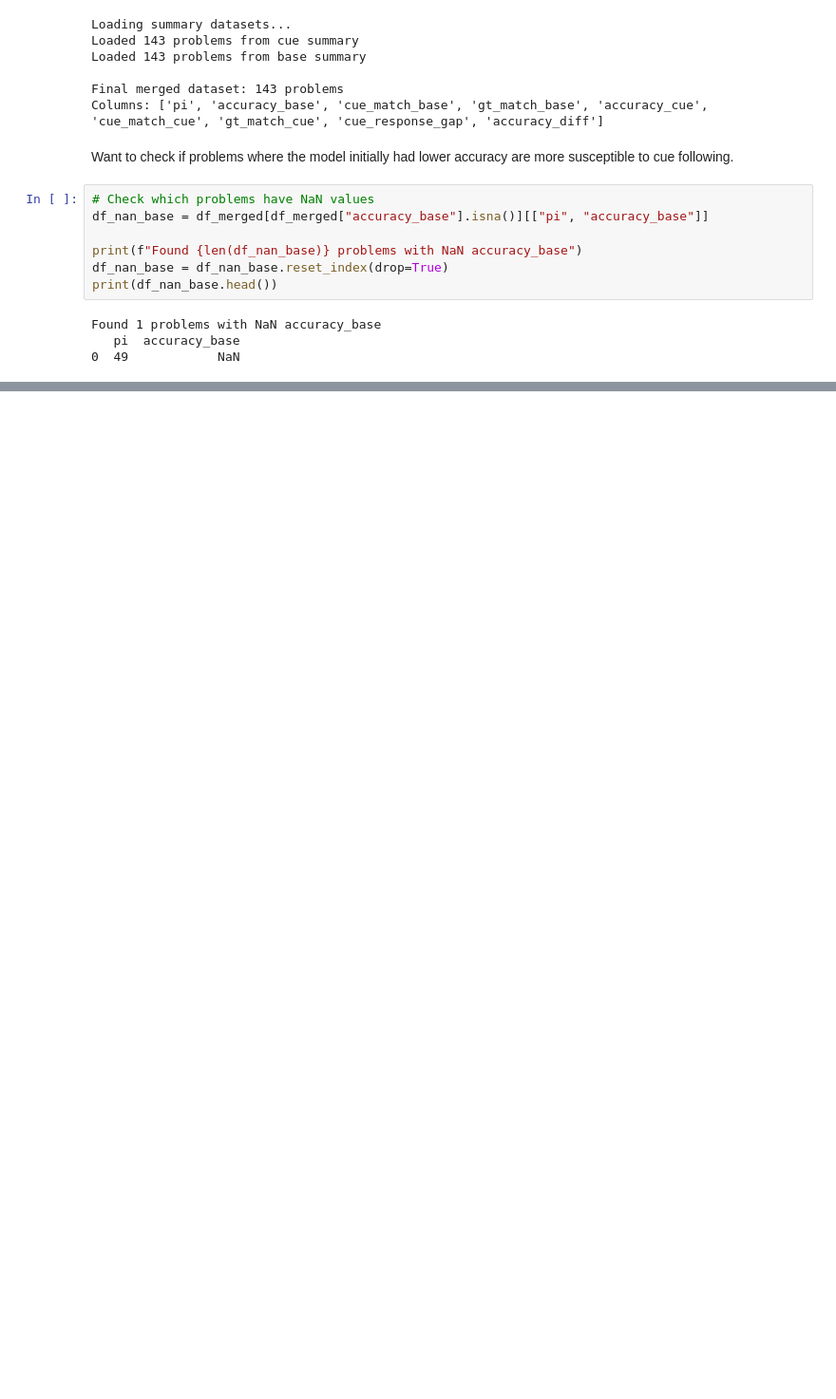
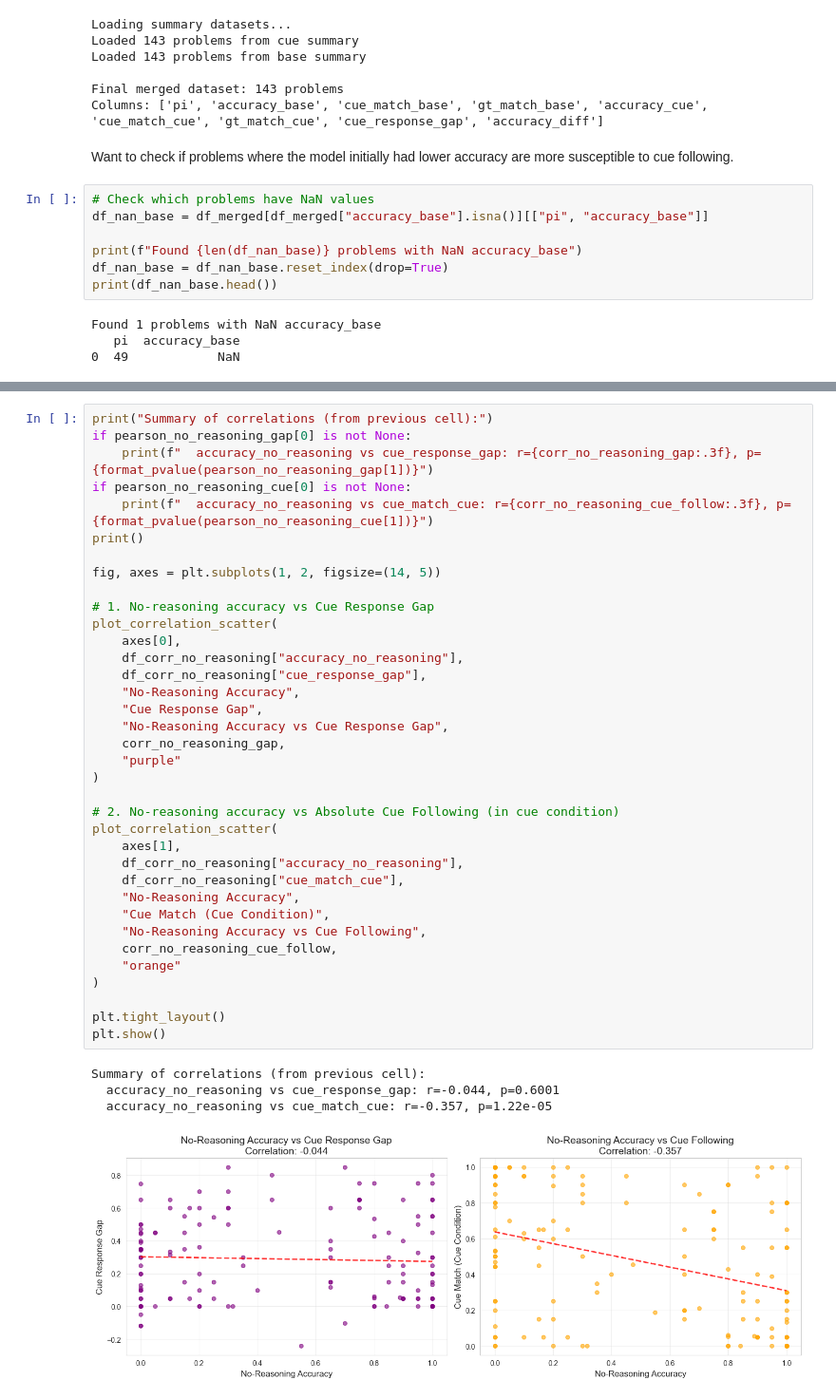
Before and after one commit to yulia-volkova/thought-anchors-faithfulness, a Jupyter notebook: analysis/accuracy_cue_correlation.ipynb, the cells around one changed output, grey strips where cells are left out. Shown: that part at 95% size. Cells and saved outputs as stored; diff of their text form; blank space fills up the shorter version.

```diff
--- a/analysis/accuracy_cue_correlation.ipynb
+++ b/analysis/accuracy_cue_correlation.ipynb
@@ -236,0 +427,41 @@ plt.show()
+# %%
+print("Summary of correlations (from previous cell):")
+if pearson_no_reasoning_gap[0] is not None:
+    print(f"  accuracy_no_reasoning vs cue_response_gap: r={corr_no_reasoning_gap:.3f}, p={format_pvalue(pearson_no_reasoning_gap[1])}")
+if pearson_no_reasoning_cue[0] is not None:
+    print(f"  accuracy_no_reasoning vs cue_match_cue: r={corr_no_reasoning_cue_follow:.3f}, p={format_pvalue(pearson_no_reasoning_cue[1])}")
+print()
+
+fig, axes = plt.subplots(1, 2, figsize=(14, 5))
+
+# 1. No-reasoning accuracy vs Cue Response Gap
+plot_correlation_scatter(
+    axes[0],
+    df_corr_no_reasoning["accuracy_no_reasoning"],
+    df_corr_no_reasoning["cue_response_gap"],
+    "No-Reasoning Accuracy",
+    "Cue Response Gap",
+    "No-Reasoning Accuracy vs Cue Response Gap",
+    corr_no_reasoning_gap,
+    "purple"
+)
+
+# 2. No-reasoning accuracy vs Absolute Cue Following (in cue condition)
+plot_correlation_scatter(
+    axes[1],
+    df_corr_no_reasoning["accuracy_no_reasoning"],
+    df_corr_no_reasoning["cue_match_cue"],
+    "No-Reasoning Accuracy",
+    "Cue Match (Cue Condition)",
+    "No-Reasoning Accuracy vs Cue Following",
+    corr_no_reasoning_cue_follow,
+    "orange"
+)
+
+plt.tight_layout()
+plt.show()
+# %% [output]
+Summary of correlations (from previous cell):
+  accuracy_no_reasoning vs cue_response_gap: r=-0.044, p=0.6001
+  accuracy_no_reasoning vs cue_match_cue: r=-0.357, p=1.22e-05
+[figure, added]
```
Also changed, not shown: parts of 17 cells of this notebook.
